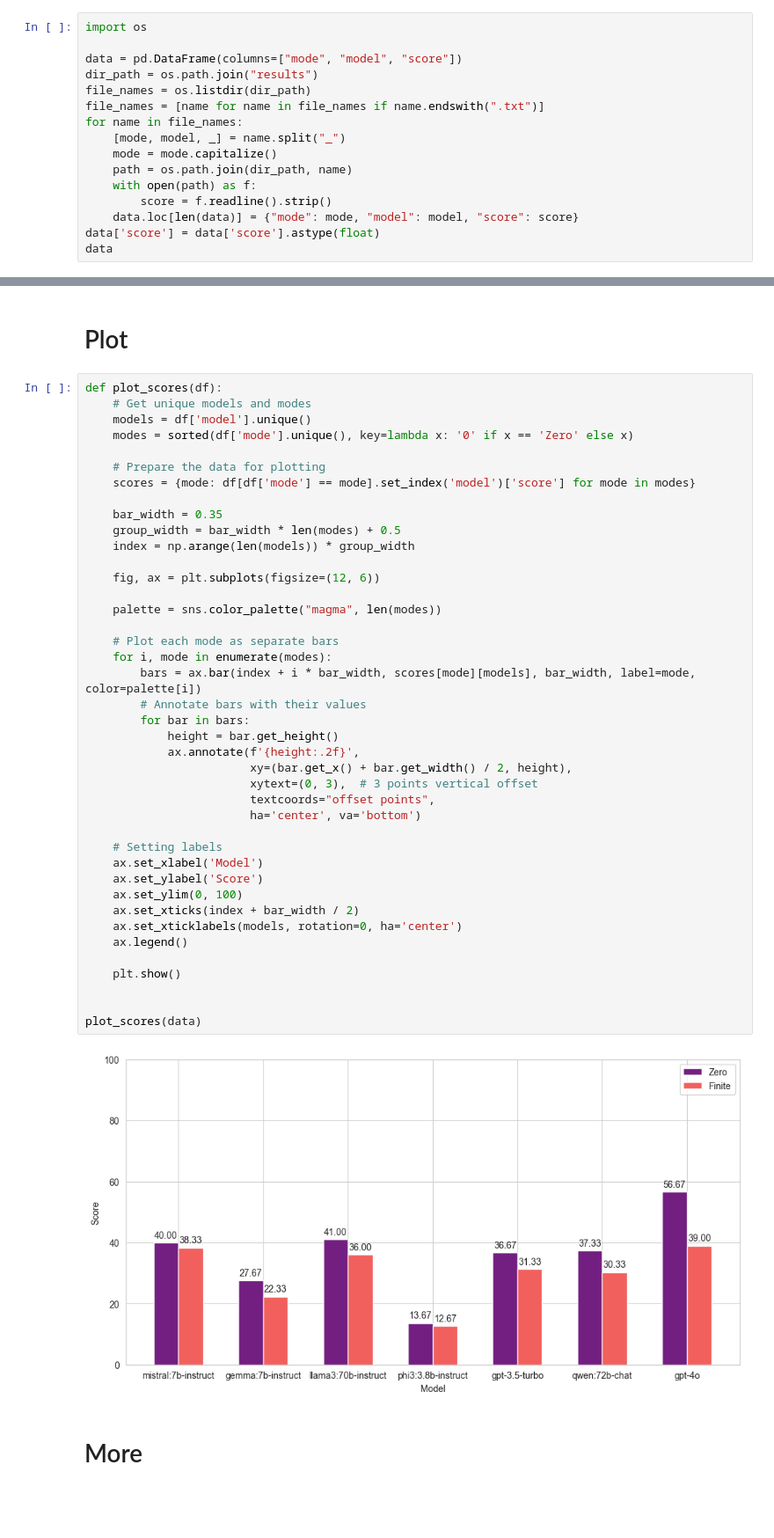
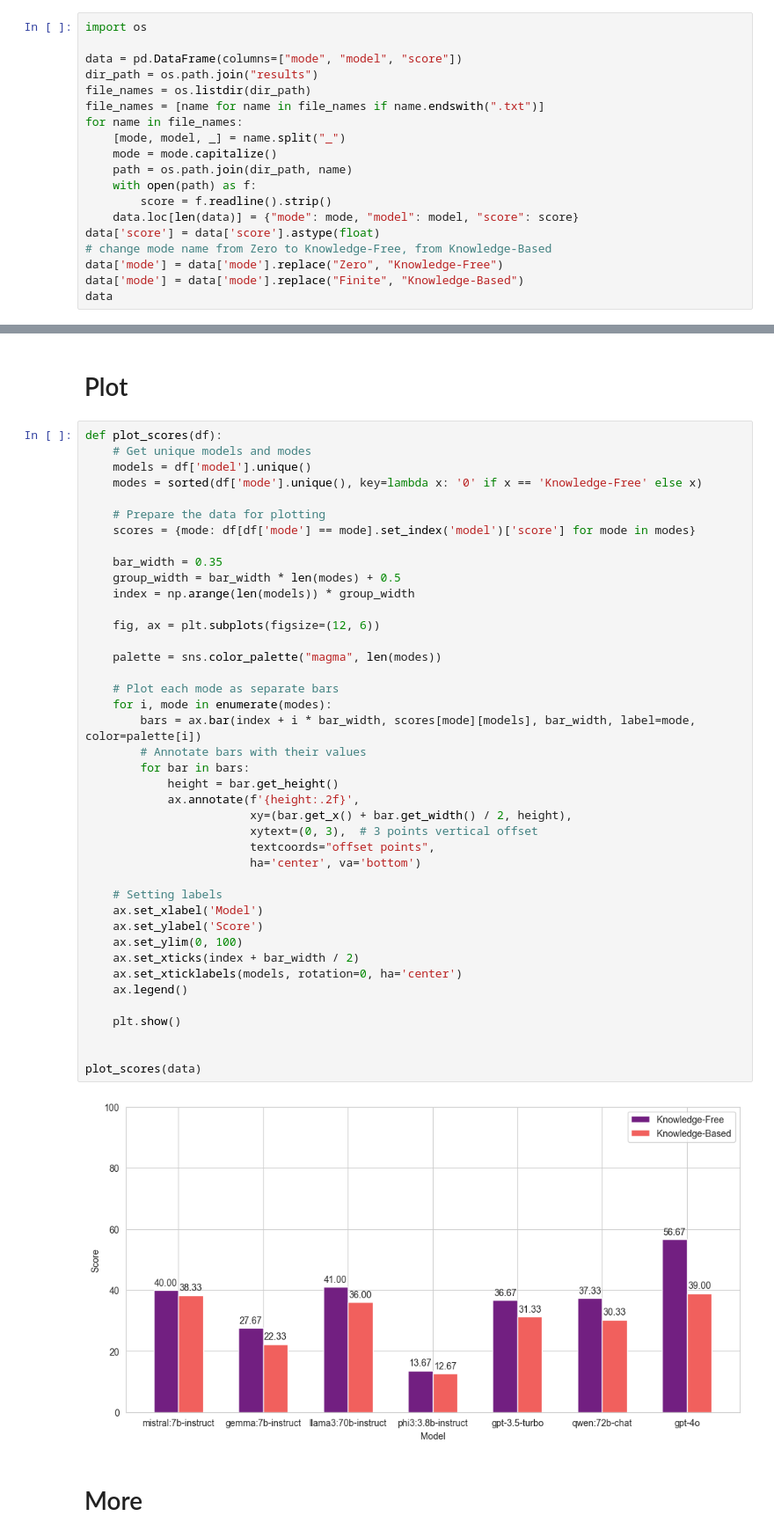
Before and after one commit to RutaTang/Pick-the-Right-Stuff, a Jupyter notebook: research/analysis.ipynb, the cells around one changed output, grey strips where cells are left out. Shown at 88% size. Saved outputs shown, nothing was run; the diff lists cells and outputs as text; blank space fills up the shorter version.

```diff
--- a/research/analysis.ipynb
+++ b/research/analysis.ipynb
@@ -20,6 +20,9 @@ for name in file_names:
         score = f.readline().strip()
     data.loc[len(data)] = {"mode": mode, "model": model, "score": score}
 data['score'] = data['score'].astype(float)
+# change mode name from Zero to Knowledge-Free, from Knowledge-Based
+data['mode'] = data['mode'].replace("Zero", "Knowledge-Free")
+data['mode'] = data['mode'].replace("Finite", "Knowledge-Based")
 data
 # %% [output]
 |  | mode | model | score |
@@ -43,7 +46,7 @@ data
 def plot_scores(df):
     # Get unique models and modes
     models = df['model'].unique()
-    modes = sorted(df['mode'].unique(), key=lambda x: '0' if x == 'Zero' else x)
+    modes = sorted(df['mode'].unique(), key=lambda x: '0' if x == 'Knowledge-Free' else x)
 
     # Prepare the data for plotting
     scores = {mode: df[df['mode'] == mode].set_index('model')['score'] for mode in modes}
@@ -54,34 +57,34 @@ def plot_scores(df):
 
     fig, ax = plt.subplots(figsize=(12, 6))
 
     palette = sns.color_palette("magma", len(modes))
 
     # Plot each mode as separate bars
     for i, mode in enumerate(modes):
         bars = ax.bar(index + i * bar_width, scores[mode][models], bar_width, label=mode, color=palette[i])
         # Annotate bars with their values
         for bar in bars:
             height = bar.get_height()
             ax.annotate(f'{height:.2f}',
                         xy=(bar.get_x() + bar.get_width() / 2, height),
                         xytext=(0, 3),  # 3 points vertical offset
                         textcoords="offset points",
                         ha='center', va='bottom')
 
     # Setting labels
     ax.set_xlabel('Model')
     ax.set_ylabel('Score')
     ax.set_ylim(0, 100)
     ax.set_xticks(index + bar_width / 2)
     ax.set_xticklabels(models, rotation=0, ha='center')
     ax.legend()
 
     plt.show()
 
 
 plot_scores(data)
 # %% [output]
-[figure, old version]
+[figure, new version]
 # %% [markdown]
 # More
 # %%
```
Also changed, not shown: parts of 3 cells of this notebook.
